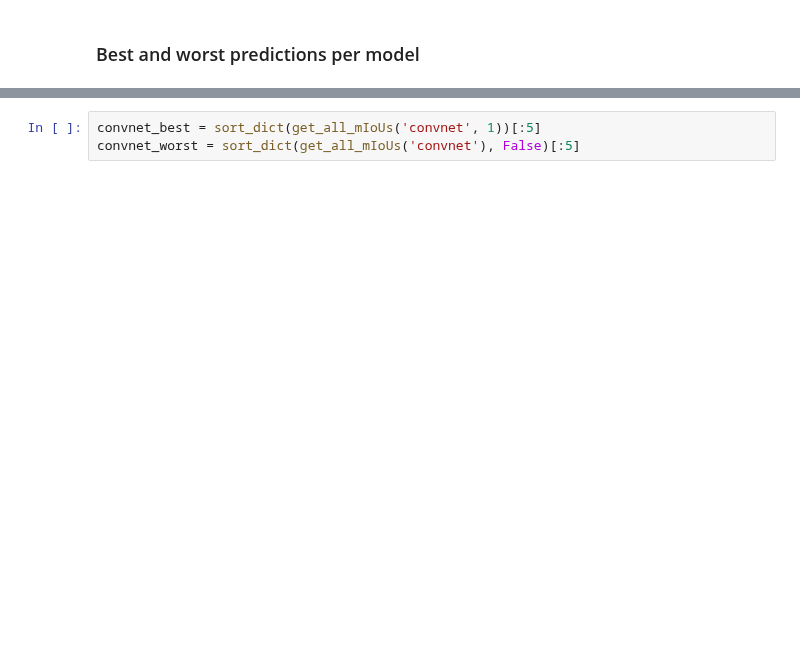
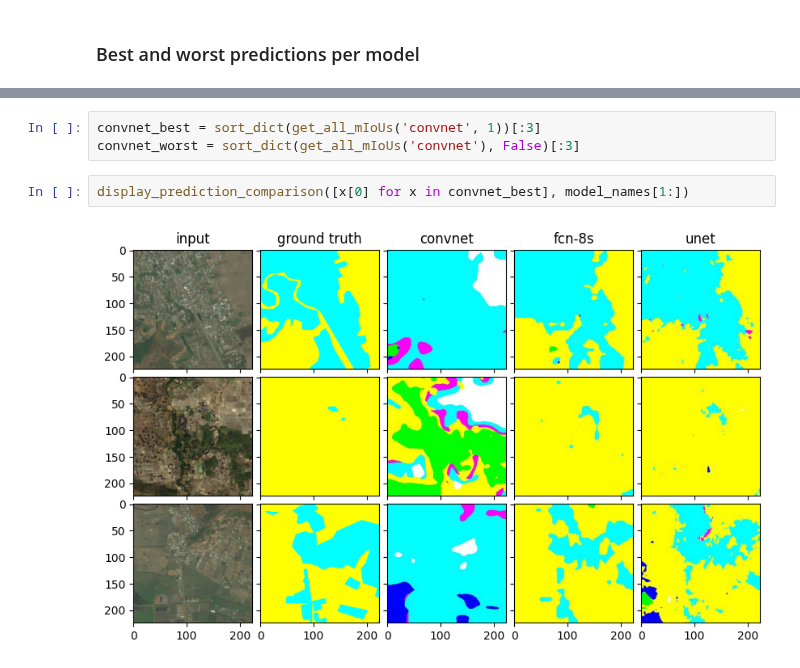
Before and after one commit to rondo-lehner/CM3070_Final_project, a Jupyter notebook: notebooks/ev_01_evaluate_models.ipynb, the cells around one changed output, grey strips where cells are left out. Cells and saved outputs as stored; diff of their text form; blank space fills up the shorter version.

```diff
--- a/notebooks/ev_01_evaluate_models.ipynb
+++ b/notebooks/ev_01_evaluate_models.ipynb
@@ -618,3 +627,7 @@ plt.show()
 # %%
-convnet_best = sort_dict(get_all_mIoUs('convnet', 1))[:5]
-convnet_worst = sort_dict(get_all_mIoUs('convnet'), False)[:5]
+convnet_best = sort_dict(get_all_mIoUs('convnet', 1))[:3]
+convnet_worst = sort_dict(get_all_mIoUs('convnet'), False)[:3]
+# %%
+display_prediction_comparison([x[0] for x in convnet_best], model_names[1:])
+# %% [output]
+[figure, added]
```
Also changed, not shown: parts of 11 cells of this notebook.
